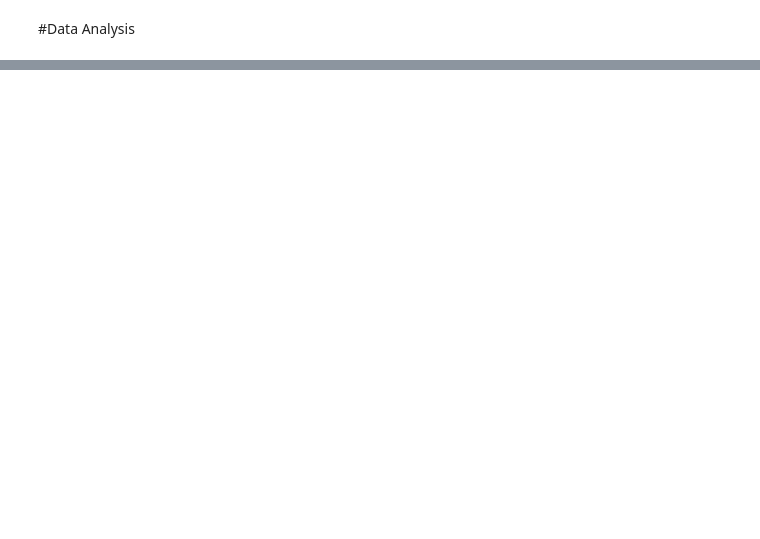
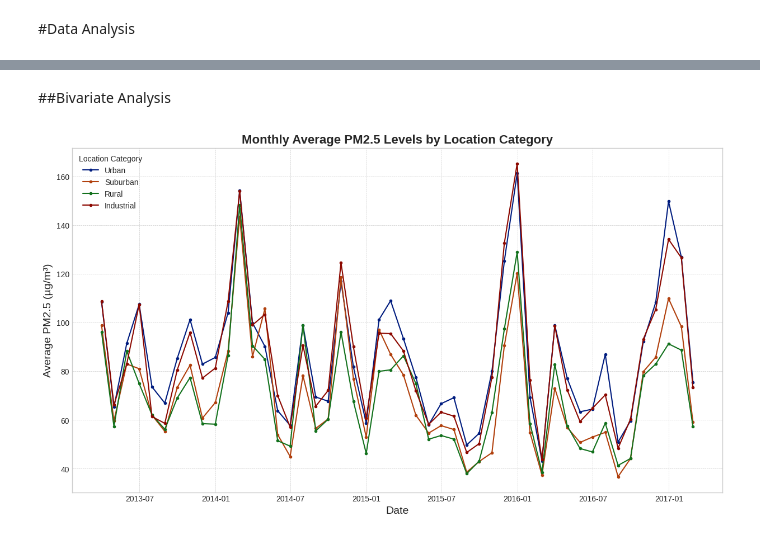
Before and after one commit to pasancardiffmet/CMP7005-PRAC1, a Jupyter notebook: ST20319008_CMP7005_PRAC1.ipynb, the cells around one changed output, grey strips where cells are left out. Drawn from its saved outputs; the diff is of its cells as text; code cells hidden in the pictures; blank space fills up the shorter version.

Commit message:
Added Exploratory Data Analysis

```diff
--- a/ST20319008_CMP7005_PRAC1.ipynb
+++ b/ST20319008_CMP7005_PRAC1.ipynb
@@ -126,0 +165,17 @@ dtype: int64
+# %%
+# Violin plots for pollutants by Location category - Violin Plots allow for more cleaner visualization than box plots
+category_order = ['Urban', 'Suburban', 'Rural', 'Industrial']
+plt.figure(figsize=(14, 12))
+for i, col in enumerate(pollutants):
+    if col in merged_df.columns and 'category' in merged_df.columns:
+        plt.subplot(2, 3, i + 1)
+        sns.violinplot(x='category', y=col, data=merged_df, order=category_order, palette="dark", inner="quartile", cut=0)
+        # inner="quartile" shows lines for quartiles inside the violin
+        # cut=0 ensures the violin plot doesn't extend beyond the data range
+        plt.title(f'{col} Levels by Location Category (Violin Plot)', fontsize=14)
+        plt.xlabel('Location Category', fontsize=12)
+        plt.ylabel(f'{col} (Concentration)', fontsize=12)
+        plt.xticks(rotation=15, ha='right')
+plt.tight_layout(rect=[0, 0, 1, 0.96])
+plt.suptitle("Pollutant Levels by Location Category (Violin Plots)", fontsize=18, fontweight='bold')
+plt.show()
@@ -126,0 +184,22 @@ dtype: int64
+# %% [markdown]
+##Bivariate Analysis
+# %%
+# Time series plot of PM2.5 (monthly average for each Location category)
+plt.figure(figsize=(15, 8))
+temp_df_for_ts = merged_df.set_index('datetime')
+palette_colors = sns.color_palette("dark", n_colors=len(category_order))
+category_colors = {cat: palette_colors[i] for i, cat in enumerate(category_order)}
+
+for category_name in category_order:
+    if category_name in temp_df_for_ts['category'].unique():
+        category_data = temp_df_for_ts[temp_df_for_ts['category'] == category_name]
+        monthly_avg_pm25 = category_data['PM2.5'].resample('M').mean() #Getting Monthly Average Temperatures
+        plt.plot(monthly_avg_pm25.index, monthly_avg_pm25.values, label=category_name, marker='.', linestyle='-', color=category_colors.get(category_name))
+plt.title('Monthly Average PM2.5 Levels by Location Category', fontsize=16, fontweight='bold')
+plt.xlabel('Date', fontsize=14)
+plt.ylabel('Average PM2.5 (µg/m³)', fontsize=14)
+plt.legend(title='Location Category')
+plt.grid(True, which='both', linestyle='--', linewidth=0.5)
+plt.show()
+# %% [output]
+[figure, added]
```
Also changed, not shown: parts of 11 cells of this notebook.
